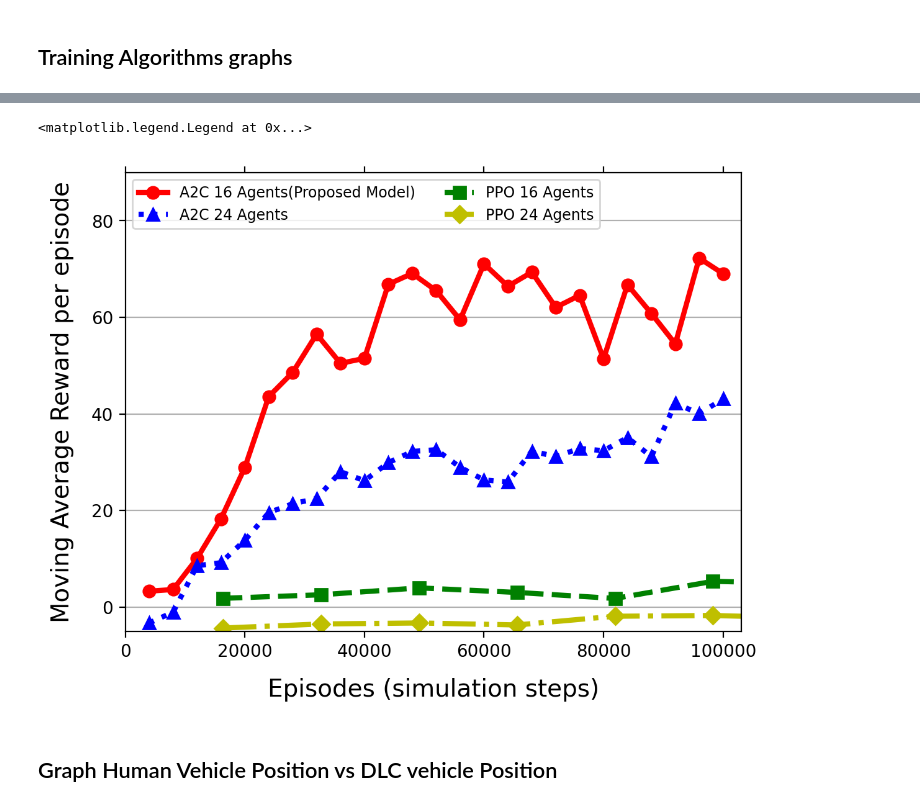
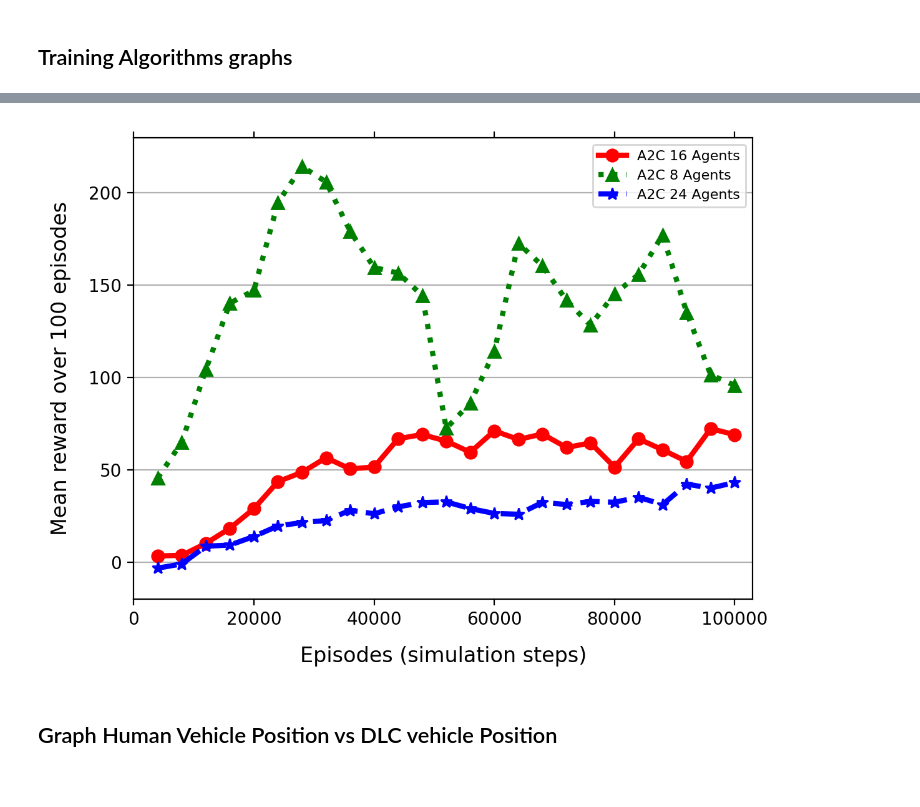
Before and after one commit to RaulEP/MscThesis-MAHighwayEnv, a Jupyter notebook: test.ipynb, the cells around one changed output, grey strips where cells are left out. Saved outputs shown, nothing was run; the diff lists cells and outputs as text; code cells hidden in the pictures.

```diff
--- a/test.ipynb
+++ b/test.ipynb
@@ -203,8 +266,14 @@ A24.head()
 # %%
-data = {'Episode(Steps)': A16['Step'],
+data = {'EpisodeA2C': A16['Step'],
         'EpisodePPO': P16["Step"],
+        'EpisodeTRPO': T16["Step"],
+        'A2C_8': A8["Value"],
+        'PPO_8': P8["Value"],
+        'TRPO_8': T8["Value"],
         'A2C_16': A16["Value"],
+        'PPO_16': P16["Value"],
+        'TRPO_16': T16["Value"],
         'A2C_24': A24["Value"],
-        'PPO_16': P16["Value"],
-        'PPO_24': P24["Value"]}
+        'PPO_24': P24["Value"],
+        'TRPO_24': T24["Value"]}
 data = pd.DataFrame(data)
@@ -211,26 +380,33 @@ data = pd.DataFrame(data)
 # %%
-plt.plot(data['Episode(Steps)'], data['A2C_16'], 'r-o', label="A2C 16 Agents(Proposed Model)", markersize=7, linewidth=3)
-plt.plot(data['Episode(Steps)'], data['A2C_24'], 'b:^', label="A2C 24 Agents", markersize=7, linewidth=3)
-plt.plot(data['EpisodePPO'], data['PPO_16'], 'g--s', label="PPO 16 Agents", markersize=7, linewidth=3)
-plt.plot(data['EpisodePPO'], data['PPO_24'], 'y-.D', label="PPO 24 Agents", markersize=7, linewidth=3)
+import matplotlib.pyplot as plt
 
-#labelpad aleja el label de la grafica
 
 #font dict:
-font1 = {'size': 14}
+font1 = {'size': 12}
+
+plt.plot(data['EpisodeA2C'], data['A2C_16'], 'r-o', label="A2C 16 Agents", markersize=7, linewidth=3)
+#plt.plot(data['EpisodePPO'], data['PPO_16'], 'k:*', label="PPO 16 Agents", markersize=7, linewidth=3)
+#plt.plot(data['EpisodeTRPO'], data['TRPO_16'], 'b--^', label="TRPO 16 Agents", markersize=7, linewidth=3)
+plt.plot(data['EpisodeA2C'], data['A2C_8'], 'g:^', label="A2C 8 Agents", markersize=7, linewidth=3)
+#plt.plot(data['EpisodeTRPO'], data['TRPO_8'], 'b--^', label="TRPO 8 Agents", markersize=7, linewidth=3)
+plt.plot(data['EpisodeA2C'], data['A2C_24'], 'b--*', label="A2C 24 Agents", markersize=7, linewidth=3)
+#plt.plot(data['EpisodePPO'], data['PPO_24'], 'k:*', label="PPO 24 Agents", markersize=7, linewidth=3)
+#plt.plot(data['EpisodeTRPO'], data['TRPO_24'], 'b--^', label="TRPO 24 Agents", markersize=7, linewidth=3)
+plt.grid(True, axis='y')
 plt.tick_params(axis='x', top=True)
+plt.xlim([0, 103000])
+plt.ylim([-20, 230])
 plt.xlabel('Episodes (simulation steps)', labelpad=10, fontdict=font1)
-plt.grid(True, axis='y')
-plt.xlim([0, 103000])
-plt.ylim([-5, 90])
-#plt.axis([-1, 40, 20, 28])
-plt.ylabel('Moving Average Reward per episode', labelpad=10, fontdict=font1)
-plt.rcParams['figure.dpi'] = 200
+plt.ylabel('Mean reward over 100 episodes', labelpad=10, fontdict=font1)
+plt.legend(fontsize=8, ncol=1, loc='upper right')
+plt.show()
+
+#plt.figure(figsize=(50,50))
+plt.rcParams['figure.dpi'] = 500
 #plt.yticks([200,400,600,800,1000], labels=['200 meters','400 meters','600 meters','800 meters','1000 meters',])
-plt.legend(fontsize=8.5, ncol=2, loc='upper left')
+#plt.tight_layout(pad=100)
 # %% [output]
-<matplotlib.legend.Legend at 0x...>
-[figure, old version]
+[figure, new version]
 # %% [markdown]
 ## Graph Human Vehicle Position vs DLC vehicle Position
 # %%
```
Also changed, not shown: parts of 30 cells of this notebook.
